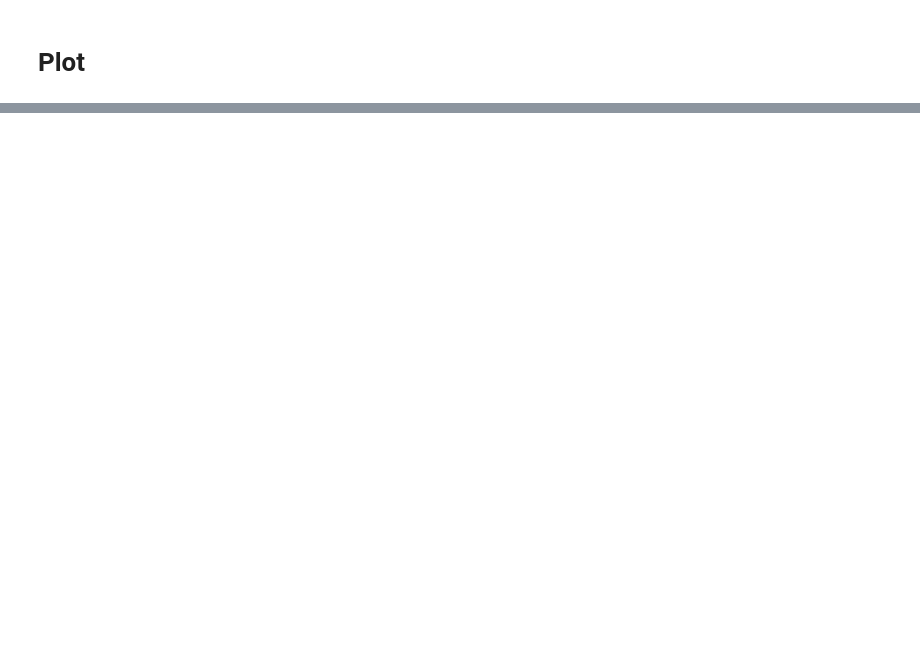
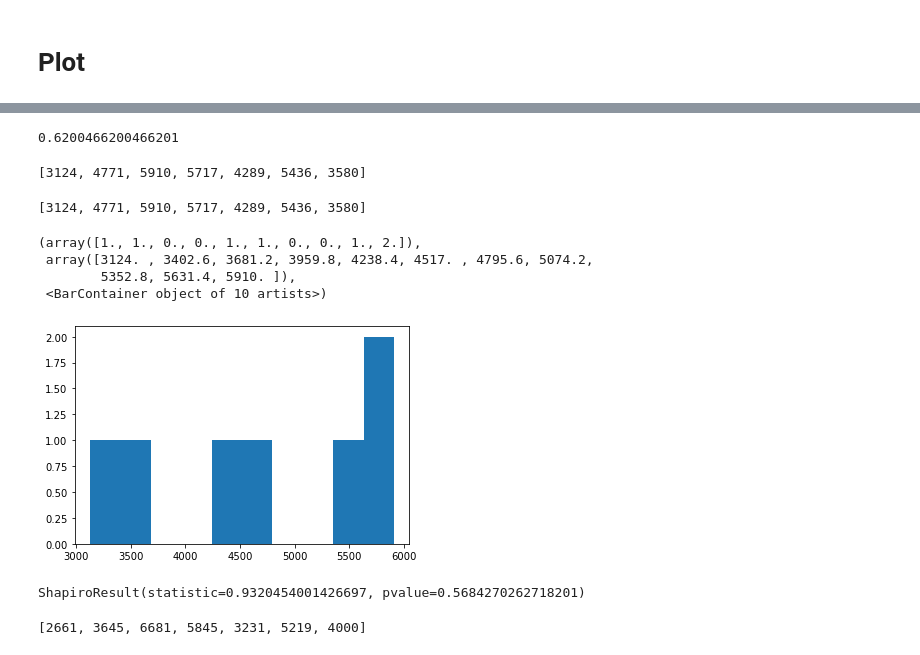
Before and after one commit to Markloftus/Yq12, a Jupyter notebook: DYZ2_Consensus_Check.ipynb, the cells around one changed output, grey strips where cells are left out. Saved outputs shown, nothing was run; the diff lists cells and outputs as text; code cells hidden in the pictures; blank space fills up the shorter version.

```diff
--- a/DYZ2_Consensus_Check.ipynb
+++ b/DYZ2_Consensus_Check.ipynb
@@ -864,0 +996,2 @@ plt.show()
+# %%
+dyz1 = list(tempDF[tempDF['Repeat']=='DYZ1']['Total Repeats'])
@@ -864,0 +1007,8 @@ plt.show()
+# %%
+print(p)
+# %% [output]
+0.6200466200466201
+# %%
+dyz1
+# %% [output]
+[3124, 4771, 5910, 5717, 4289, 5436, 3580]
@@ -864,0 +1019,16 @@ plt.show()
+# %%
+dyz1
+# %% [output]
+[3124, 4771, 5910, 5717, 4289, 5436, 3580]
+# %%
+plt.hist(dyz1)
+# %% [output]
+(array([1., 1., 0., 0., 1., 1., 0., 0., 1., 2.]),
+ array([3124. , 3402.6, 3681.2, 3959.8, 4238.4, 4517. , 4795.6, 5074.2,
+        5352.8, 5631.4, 5910. ]),
+ <BarContainer object of 10 artists>)
+[figure, added]
+# %%
+shapiro_test_dyz1
+# %% [output]
+ShapiroResult(statistic=0.9320454001426697, pvalue=0.5684270262718201)
@@ -864,0 +1037,4 @@ plt.show()
+# %%
+dyz2
+# %% [output]
+[2661, 3645, 6681, 5845, 3231, 5219, 4000]
```
Also changed, not shown: parts of 47 cells of this notebook.
